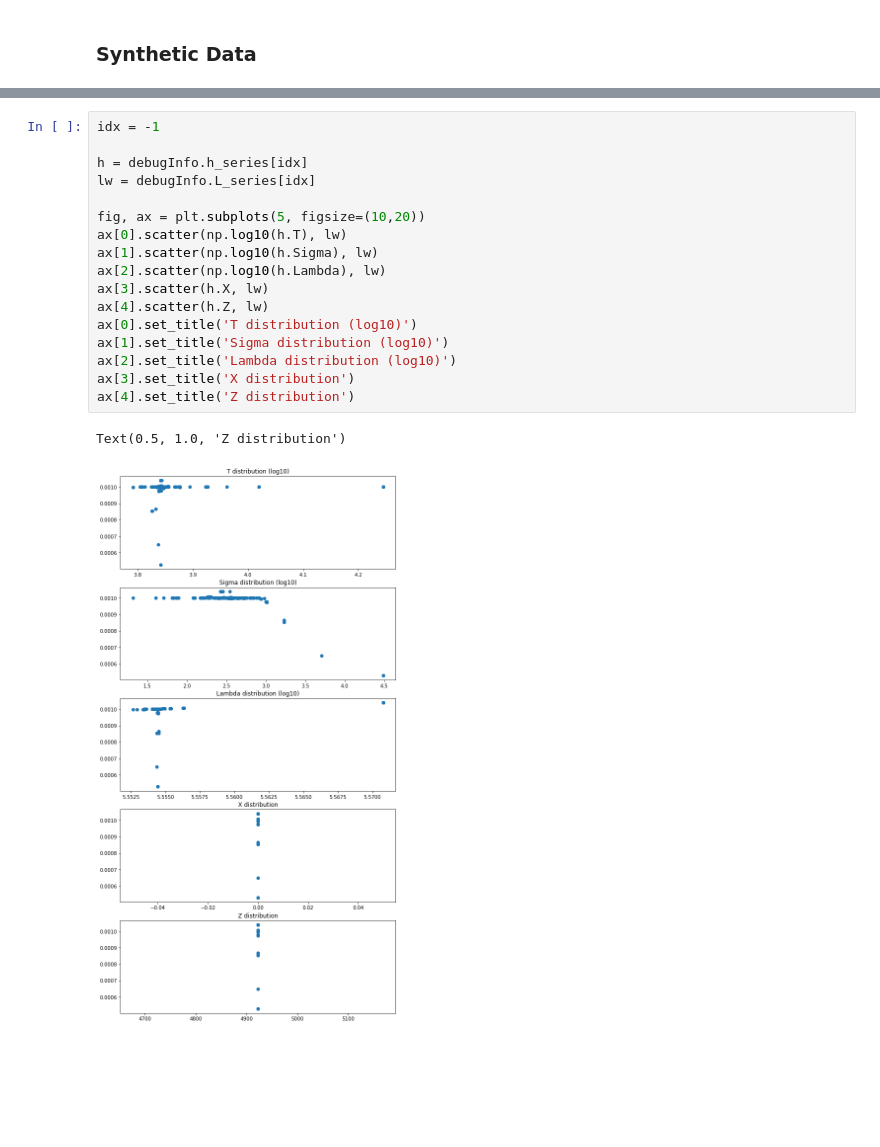
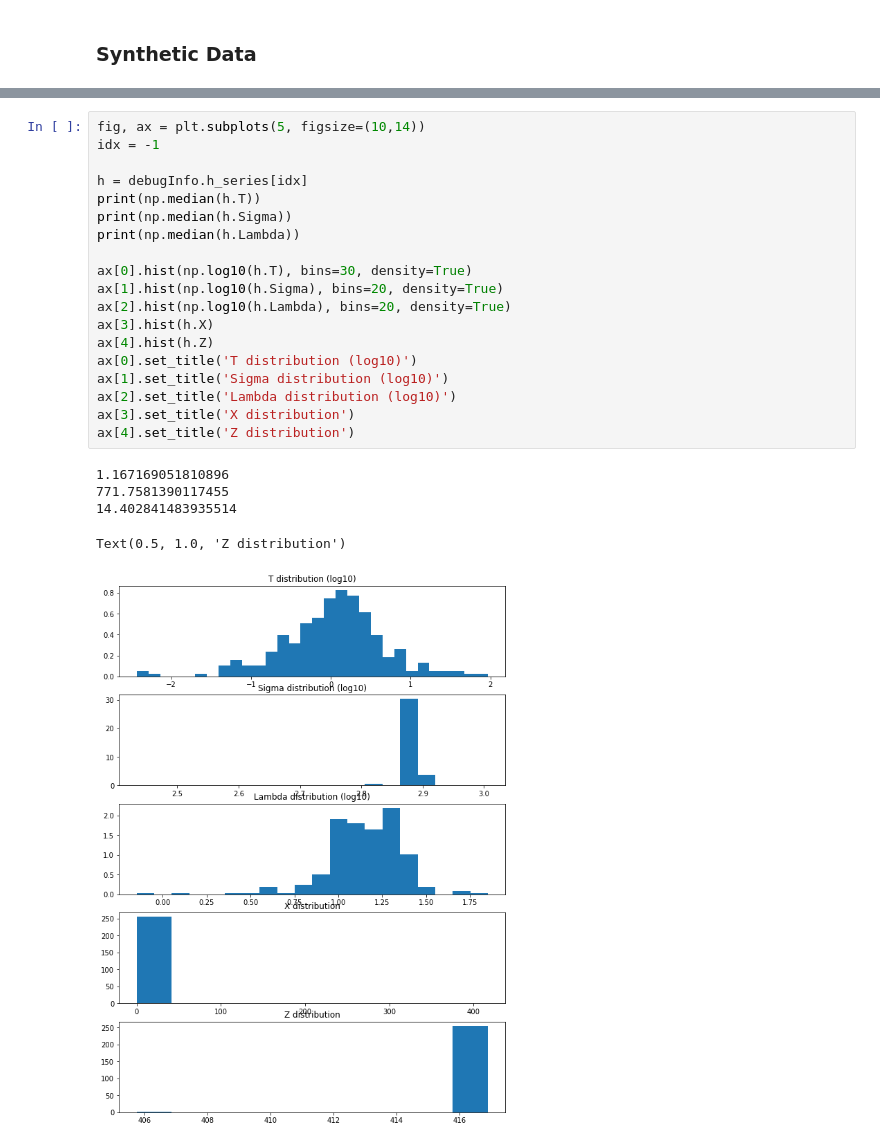
Before and after one commit to bl3e967/Finding-Periodic-Discrete-Events-in-Noisy-Streams, a Jupyter notebook: Research.ipynb, the cells around one changed output, grey strips where cells are left out. Cells and saved outputs as stored; diff of their text form; blank space fills up the shorter version.

```diff
--- a/Research.ipynb
+++ b/Research.ipynb
@@ -1129,20 +1357,25 @@ Particles(T=array([ 6926.96578168,  7001.68901054,  6980.83183549,  6976.0432358
 # %%
+fig, ax = plt.subplots(5, figsize=(10,14))
 idx = -1
 
 h = debugInfo.h_series[idx]
-lw = debugInfo.L_series[idx]
+print(np.median(h.T))
+print(np.median(h.Sigma))
+print(np.median(h.Lambda))
 
-fig, ax = plt.subplots(5, figsize=(10,20))
-ax[0].scatter(np.log10(h.T), lw)
-ax[1].scatter(np.log10(h.Sigma), lw)
-ax[2].scatter(np.log10(h.Lambda), lw)
-ax[3].scatter(h.X, lw)
-ax[4].scatter(h.Z, lw)
+ax[0].hist(np.log10(h.T), bins=30, density=True)
+ax[1].hist(np.log10(h.Sigma), bins=20, density=True)
+ax[2].hist(np.log10(h.Lambda), bins=20, density=True)
+ax[3].hist(h.X)
+ax[4].hist(h.Z)
 ax[0].set_title('T distribution (log10)')
 ax[1].set_title('Sigma distribution (log10)')
 ax[2].set_title('Lambda distribution (log10)')
 ax[3].set_title('X distribution')
 ax[4].set_title('Z distribution')
 # %% [output]
-Text(0.5, 1.0, 'Z distribution')
+1.167169051810896
+771.7581390117455
+14.402841483935514
+Text(0.5, 1.0, 'Z distribution')
-[figure, old version]
+[figure, new version]
```
Also changed, not shown: parts of 16 cells of this notebook.
